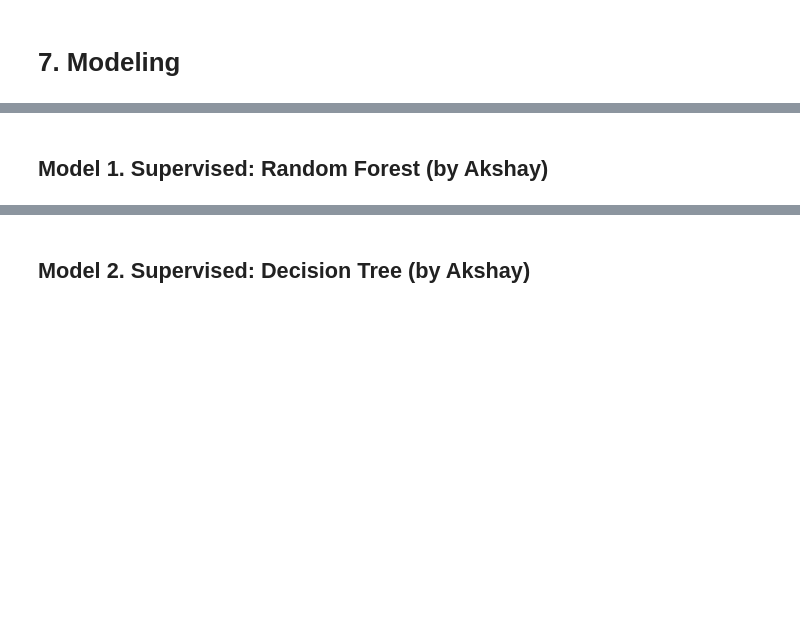
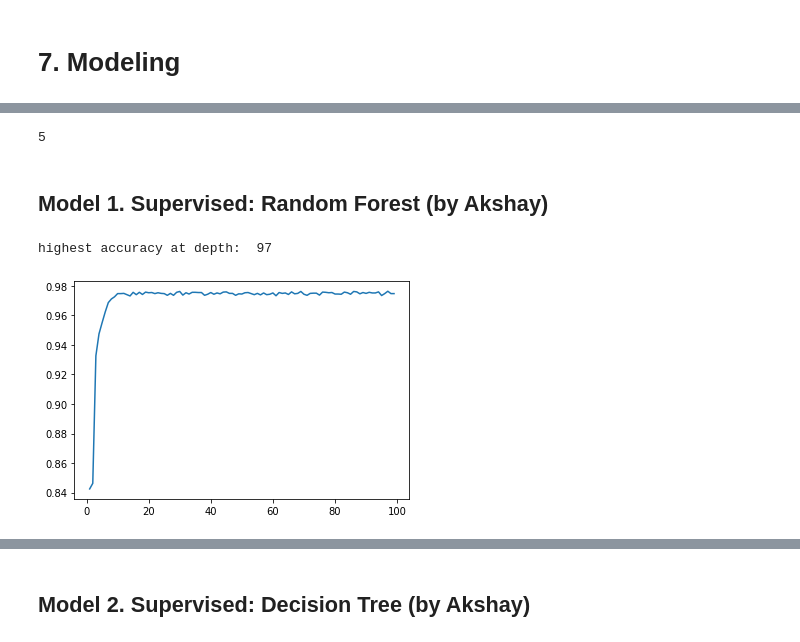
Before and after one commit to kennylee9672/EthereumFraudDetection, a Jupyter notebook: EthereumFraudModeling.ipynb, the cells around one changed output, grey strips where cells are left out. Drawn from its saved outputs; the diff is of its cells as text; code cells hidden in the pictures; blank space fills up the shorter version.

```diff
--- a/EthereumFraudModeling.ipynb
+++ b/EthereumFraudModeling.ipynb
@@ -214,3 +214,10 @@ display(efm.data.head())
 ## Method 2. 3-Way cross validation
 # %% [markdown]
 # 7. Modeling
+# %%
+from sklearn.tree import DecisionTreeClassifier
+from sklearn.ensemble import RandomForestClassifier
+from sklearn.model_selection import KFold
+df = efm.data.drop(['Index', 'Address', ' ERC20 most sent token type', ' ERC20_most_rec_token_type'], axis=1)
+df.fillna(df.median(), inplace=True)
+df.head()
@@ -217,2 +232,26 @@ display(efm.data.head())
+# %%
+X= df.drop(columns=['FLAG'])
+Y=df['FLAG']
+train_X,test_X,train_Y,test_Y=train_test_split(X,Y,test_size=0.7,random_state=1)
+kf = KFold(n_splits=5)
+kf.get_n_splits(X,Y)
+# %% [output]
+5
 # %% [markdown]
 ## Model 1. Supervised: Random Forest (by Akshay)
+# %%
+accuracy_rf, max_depth_rf = [] , []
+for i in range(1,100):
+    clf_rfr = RandomForestClassifier(max_depth=i)
+    clf_rfr = clf_rfr.fit(train_X,train_Y)
+    y_pred = clf_rfr.predict(test_X)
+    accuracy_rf.append(accuracy_score(test_Y,y_pred))
+    max_depth_rf.append(i)
+plt.plot(max_depth_rf,accuracy_rf)
+max_value = max(accuracy_rf)
+max_index = accuracy_rf. index(max_value)
+print('highest accuracy at depth: ',max_depth_rf[max_index])
+rfc = RandomForestClassifier(max_depth=max_depth_rf[max_index])
+# %% [output]
+highest accuracy at depth:  97
+[figure, added]
```
Also changed, not shown: parts of 4 cells of this notebook.
